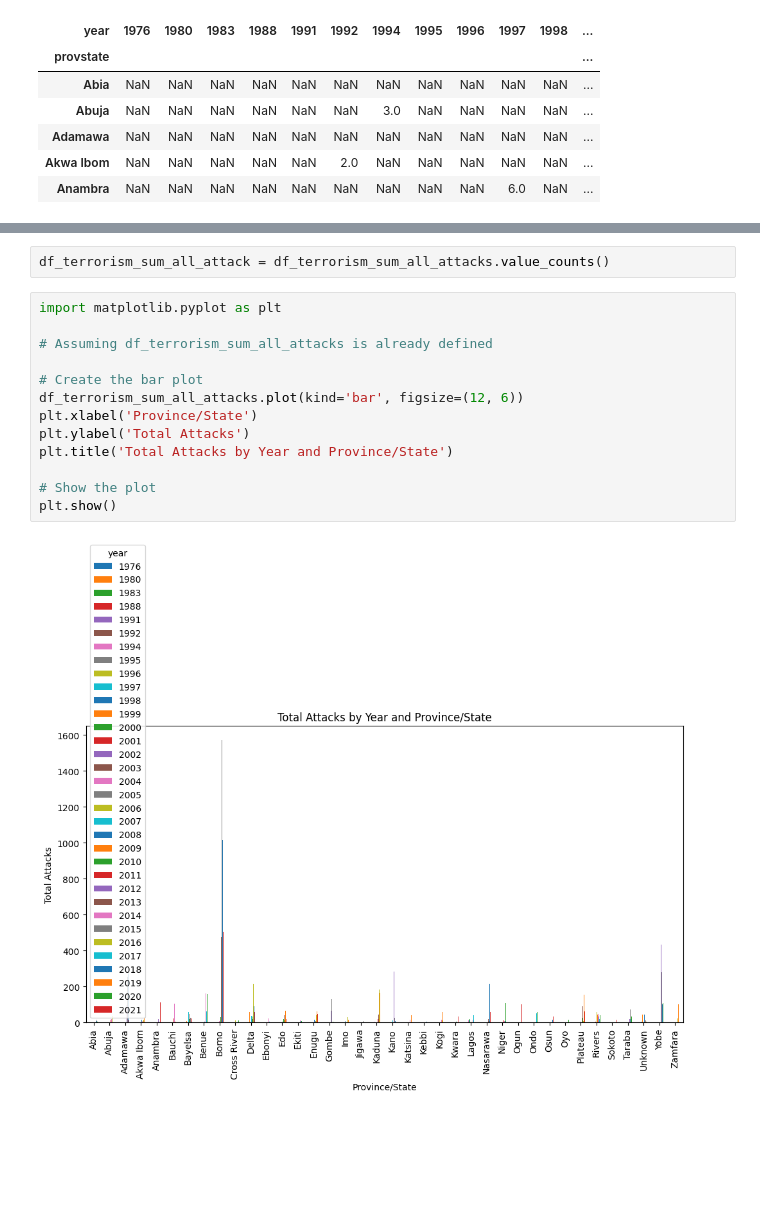
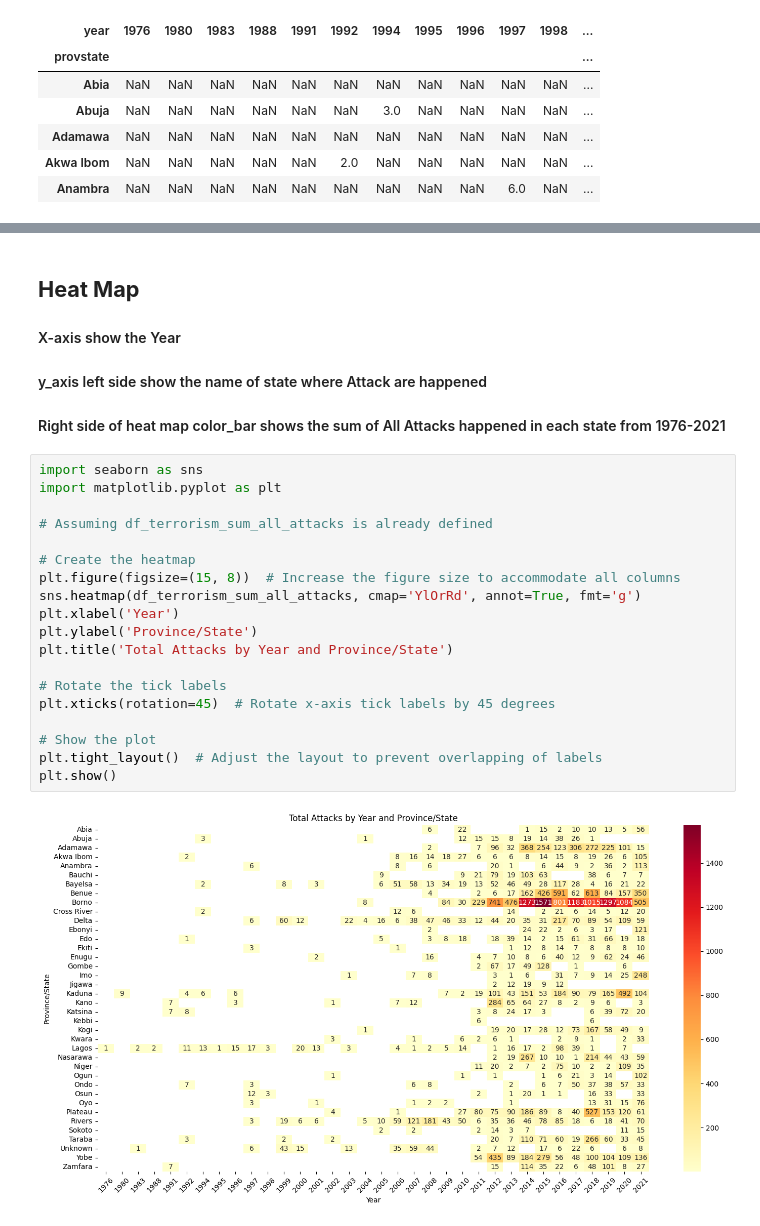
Before and after one commit to danishmeh/Project, a Jupyter notebook: omdena/3rd/terrorism.ipynb, the cells around one changed output, grey strips where cells are left out. Drawn from its saved outputs; the diff is of its cells as text; blank space fills up the shorter version.

```diff
--- a/omdena/3rd/terrorism.ipynb
+++ b/omdena/3rd/terrorism.ipynb
@@ -506,17 +487,26 @@ plt.show()
-# %%
-df_terrorism_sum_all_attack = df_terrorism_sum_all_attacks.value_counts()
+# %% [markdown]
+## **Heat Map**
+#### X-axis show the Year
+#### y_axis left side show the name of state where Attack are happened
+#### Right side of heat map color_bar shows the sum of All Attacks happened in each state from 1976-2021
 # %%
+import seaborn as sns
 import matplotlib.pyplot as plt
 
 # Assuming df_terrorism_sum_all_attacks is already defined
 
-# Create the bar plot
-df_terrorism_sum_all_attacks.plot(kind='bar', figsize=(12, 6))
-plt.xlabel('Province/State')
-plt.ylabel('Total Attacks')
+# Create the heatmap
+plt.figure(figsize=(15, 8))  # Increase the figure size to accommodate all columns
+sns.heatmap(df_terrorism_sum_all_attacks, cmap='YlOrRd', annot=True, fmt='g')
+plt.xlabel('Year')
+plt.ylabel('Province/State')
 plt.title('Total Attacks by Year and Province/State')
 
+# Rotate the tick labels
+plt.xticks(rotation=45)  # Rotate x-axis tick labels by 45 degrees
+
 # Show the plot
+plt.tight_layout()  # Adjust the layout to prevent overlapping of labels
 plt.show()
 # %% [output]
-[figure, old version]
+[figure, new version]
```
Also changed, not shown: parts of 10 cells of this notebook.
